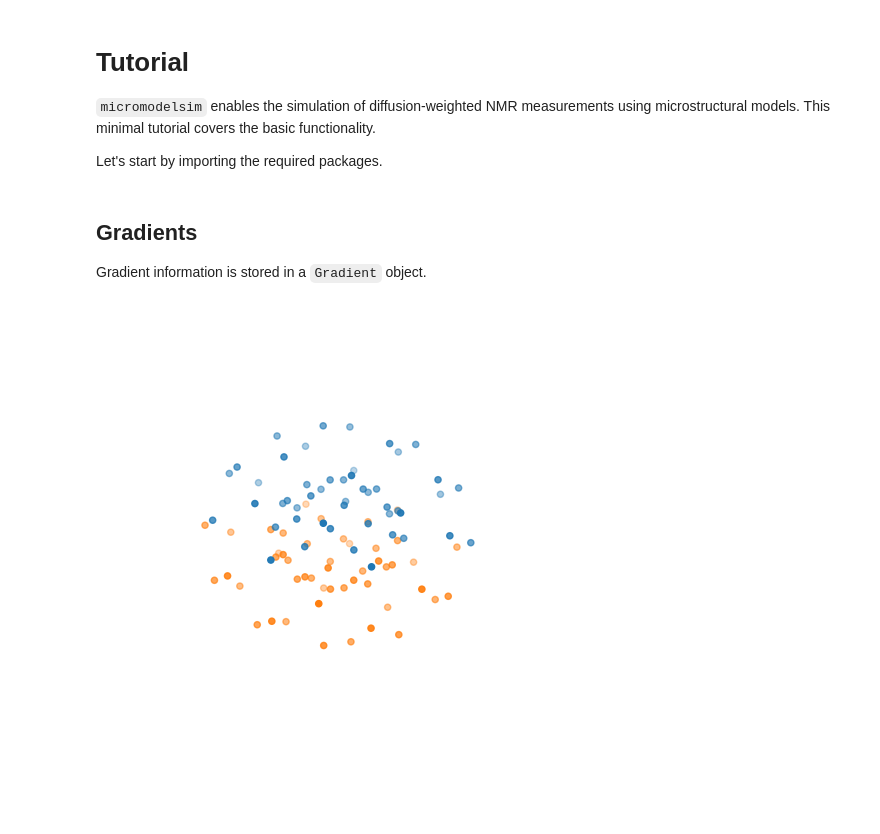
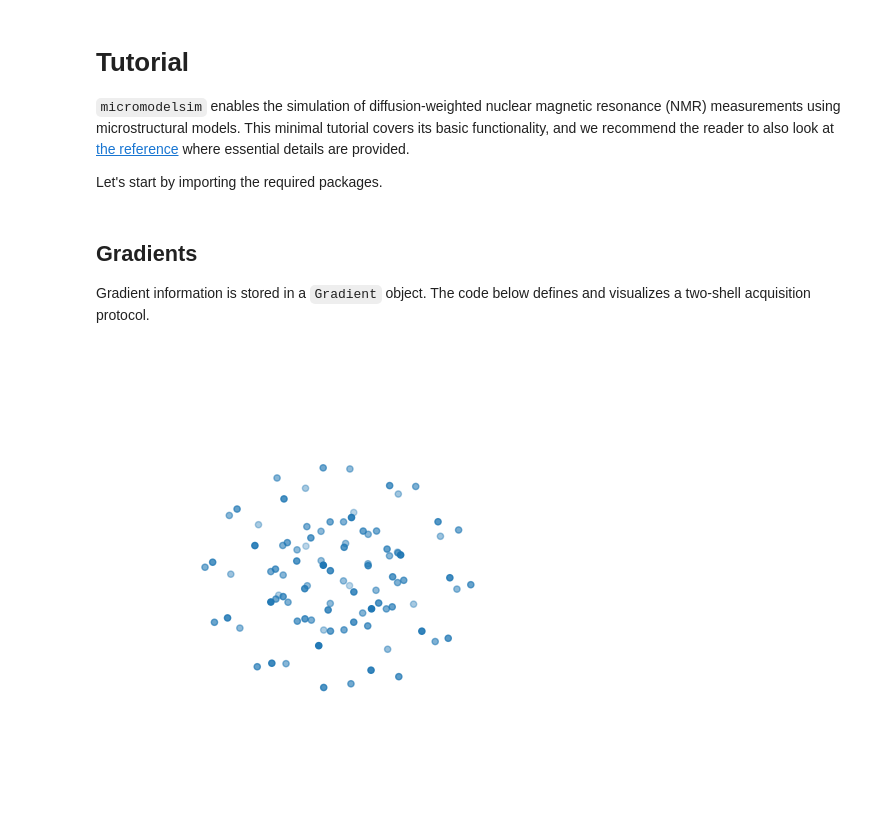
Before and after one commit to polbb/micromodelsim, a Jupyter notebook: docs/source/tutorial.ipynb, the cells around one changed output. Cells and saved outputs as stored; diff of their text form; code cells hidden in the pictures; blank space fills up the shorter version.

```diff
--- a/docs/source/tutorial.ipynb
+++ b/docs/source/tutorial.ipynb
@@ -1,7 +1,7 @@
 # %% [markdown]
 # Tutorial
 
-`micromodelsim` enables the simulation of diffusion-weighted NMR measurements using microstructural models. This minimal tutorial covers the basic functionality.
+`micromodelsim` enables the simulation of diffusion-weighted nuclear magnetic resonance (NMR) measurements using microstructural models. This minimal tutorial covers its basic functionality, and we recommend the reader to also look at [the reference](https://micromodelsim.rtfd.io/en/latest/reference.html) where essential details are provided.
 
 Let's start by importing the required packages.
 # %%
@@ -17,7 +15,7 @@ import micromodelsim as mmsim
 # %% [markdown]
 ## Gradients
 
-Gradient information is stored in a `Gradient` object.
+Gradient information is stored in a `Gradient` object. The code below defines and visualizes a two-shell acquisition protocol.
 # %%
 bvecs = np.array(
     [
@@ -34,32 +32,33 @@ bvecs = np.array(
         [0.285, -0.689, 0.667],
         [0.689, -0.285, 0.667],
         [0.943, 0.0, 0.333],
         [0.667, 0.667, 0.333],
         [0.0, 0.943, 0.333],
         [-0.667, 0.667, 0.333],
         [-0.943, 0.0, 0.333],
         [-0.667, -0.667, 0.333],
         [-0.0, -0.943, 0.333],
         [0.667, -0.667, 0.333],
         [0.924, 0.383, 0.0],
         [0.383, 0.924, 0.0],
         [-0.383, 0.924, 0.0],
         [-0.924, 0.383, 0.0],
     ]
 )
 
+bvecs = np.concatenate((bvecs, -bvecs))
+
 bvals = np.concatenate((np.ones(len(bvecs)), 2 * np.ones(len(bvecs))))
 
 bvecs = np.vstack((bvecs, bvecs))
 
 fig = plt.figure()
 ax = fig.add_subplot(111, projection="3d")
 ax.scatter(bvals * bvecs[:, 0], bvals * bvecs[:, 1], bvals * bvecs[:, 2])
-ax.scatter(-bvals * bvecs[:, 0], -bvals * bvecs[:, 1], -bvals * bvecs[:, 2])
 ax.set_axis_off()
 fig.tight_layout()
 plt.show()
 
 gradient = mmsim.Gradient(bvals, bvecs)
 # %% [output]
-[figure, old version]
+[figure, new version]
```
Also changed, not shown: parts of 11 cells of this notebook, 3 other files.
